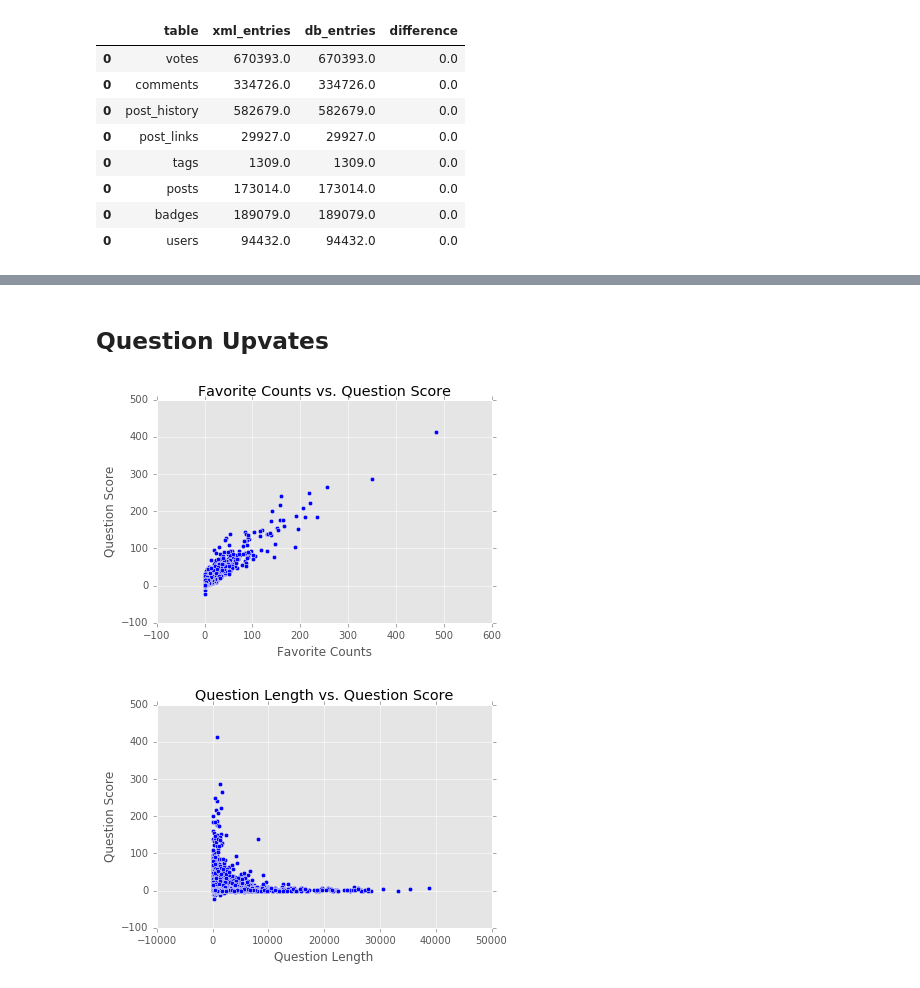
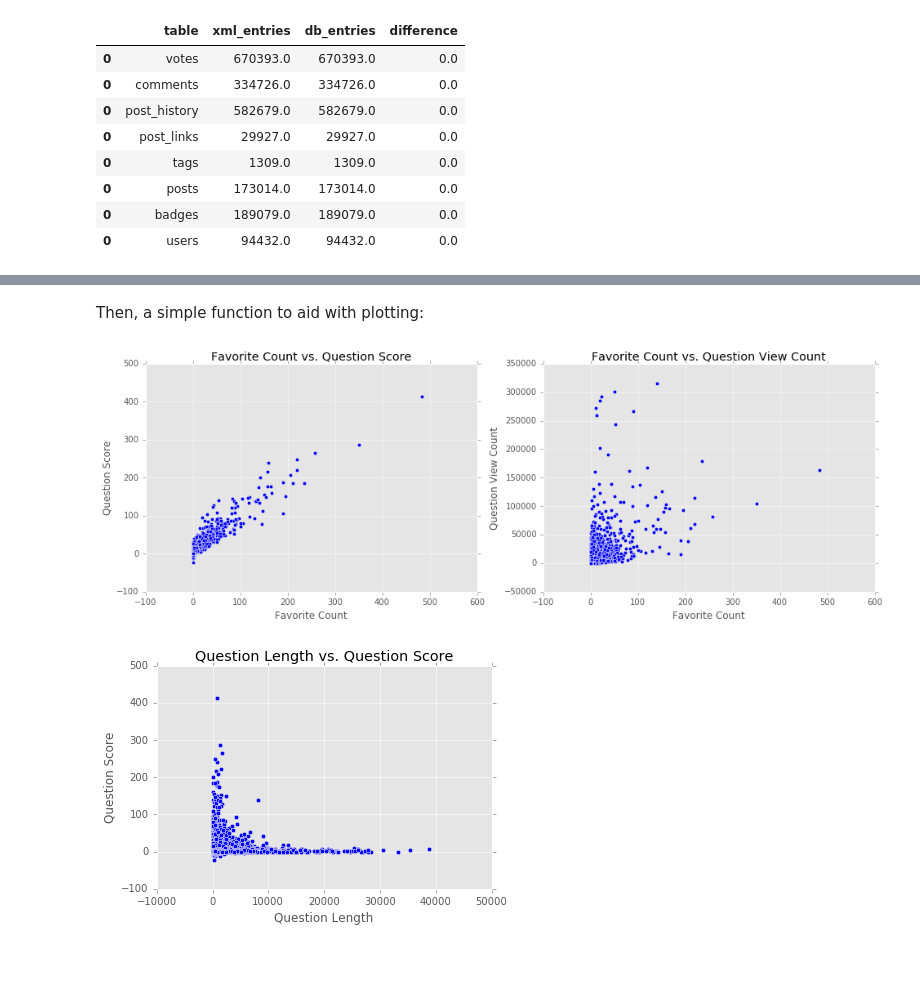
Before and after one commit to alexmfriedman/stack-exchange-analysis, a Jupyter notebook: Stack Overflow Analysis.ipynb, the cells around one changed output, grey strips where cells are left out. Cells and saved outputs as stored; diff of their text form; code cells hidden in the pictures; blank space fills up the shorter version.

```diff
--- a/Stack Overflow Analysis.ipynb
+++ b/Stack Overflow Analysis.ipynb
@@ -483,2 +365,0 @@ And finally, we will determine:
-# %% [markdown]
-## Question Upvates
@@ -485,28 +404,27 @@ And finally, we will determine:
+# %% [markdown]
+Then, a simple function to aid with plotting:
 # %%
-def plot_features(x, y, x_label, y_label):
-    plt.figure()
-    p = plt.scatter(x, y)
-    plt.title('%s vs. %s' %(x_label, y_label))
-    plt.xlabel(x_label)
-    plt.ylabel(y_label)
+def plot_features(xs, ys, x_labels, y_labels):
+    assert(len(xs) == len(ys) == len(x_labels) == len(y_labels))
+
+    fig = plt.figure(figsize=(16, 5))
+    for i, params in enumerate(zip(xs, ys, x_labels, y_labels)):
+        x, y, x_label, y_label = params
+        fig.add_subplot(1, len(xs), i + 1)
+        p = plt.scatter(x, y)
+        plt.title('%s vs. %s' %(y_label, x_label))
+        plt.xlabel(x_label)
+        plt.ylabel(y_label)
     plt.show()
-# %%
-question_scores = c.execute('''SELECT Score
-                                 FROM posts
-                                 WHERE PostTypeId = 1''')
-
-question_scores_arr = question_scores.fetchall()
-
-question_favorite_counts = c.execute('''SELECT FavoriteCount
-                                 FROM posts
-                                 WHERE PostTypeId = 1''')
-
-question_favorite_counts_arr = question_favorite_counts.fetchall()
-
-plot_features(question_favorite_counts_arr, question_scores_arr,
-              'Favorite Counts', 'Question Score')
-# %% [output]
-[figure, removed]
+# %%
+plot_features(
+    [question_favorite_counts] * 2,
+    ys_questions,
+    ['Favorite Count'] * 2,
+    y_labels_questions
+)
+# %% [output]
+[figure, added]
 # %%
 question_lengths = c.execute('''SELECT LENGTH(Body)
                          FROM posts
```
Also changed, not shown: parts of 16 cells of this notebook.
